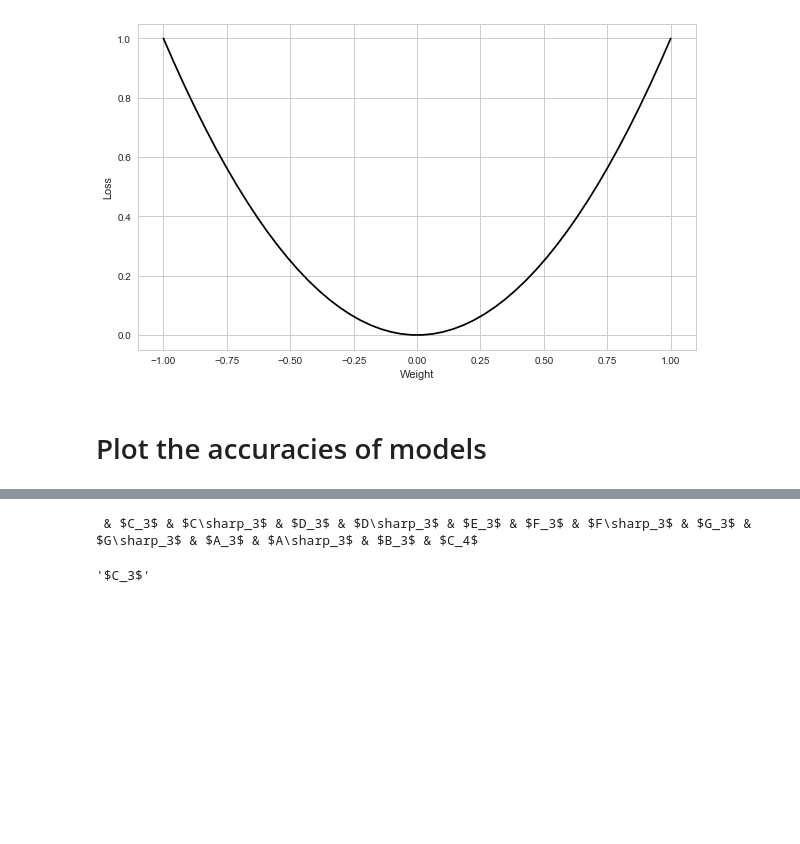
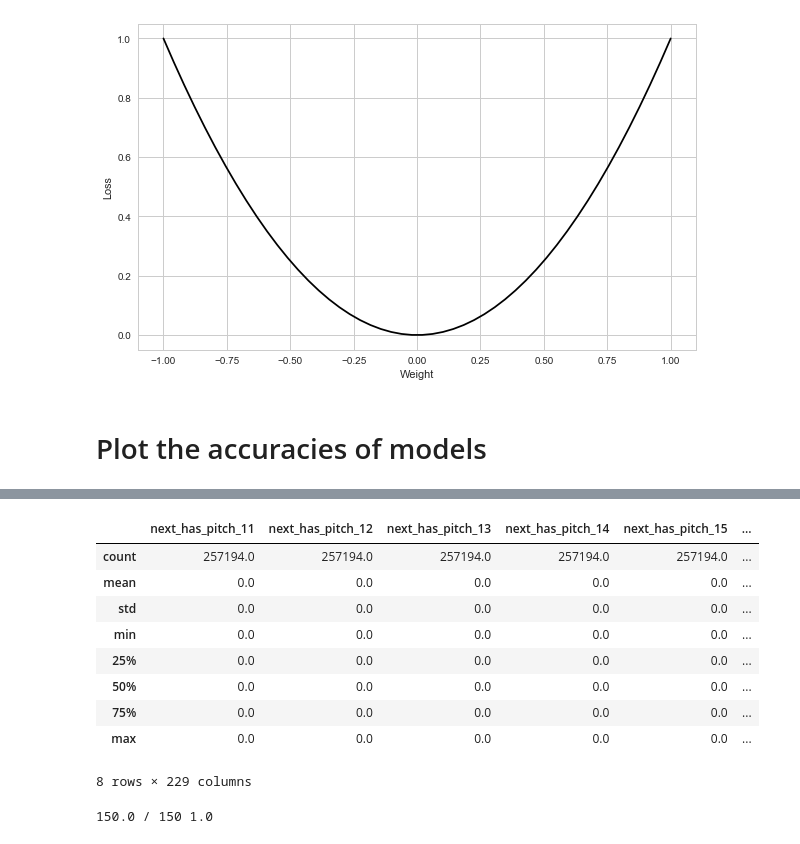
Before and after one commit to eliasmistler/tabgen, a Jupyter notebook: img.ipynb, the cells around one changed output, grey strips where cells are left out. Saved outputs shown, nothing was run; the diff lists cells and outputs as text; code cells hidden in the pictures; blank space fills up the shorter version.

```diff
--- a/img.ipynb
+++ b/img.ipynb
@@ -217,11 +242,20 @@ random                                 29.746835
 dtype: float64
-# %%
-for i in range(36,49):
-    print(' &', Pitch(i).get_note_name(True), end='')
-# %% [output]
- & $C_3$ & $C\sharp_3$ & $D_3$ & $D\sharp_3$ & $E_3$ & $F_3$ & $F\sharp_3$ & $G_3$ & $G\sharp_3$ & $A_3$ & $A\sharp_3$ & $B_3$ & $C_4$
-# %%
-p = Pitch(36)
-p.get_note_name(True)
-# %% [output]
-'$C_3$'
+# %%
+data = pd.read_csv('./data/_sparse_chord/training_data.csv')
+data.describe()
+# %% [output]
+|  | next_has_pitch_11 | next_has_pitch_12 | next_has_pitch_13 | next_has_pitch_14 | next_has_pitch_15 | ... |
+| count | 257194.0 | 257194.0 | 257194.0 | 257194.0 | 257194.0 | ... |
+| mean | 0.0 | 0.0 | 0.0 | 0.0 | 0.0 | ... |
+| std | 0.0 | 0.0 | 0.0 | 0.0 | 0.0 | ... |
+| min | 0.0 | 0.0 | 0.0 | 0.0 | 0.0 | ... |
+| 25% | 0.0 | 0.0 | 0.0 | 0.0 | 0.0 | ... |
+| 50% | 0.0 | 0.0 | 0.0 | 0.0 | 0.0 | ... |
+| 75% | 0.0 | 0.0 | 0.0 | 0.0 | 0.0 | ... |
+| max | 0.0 | 0.0 | 0.0 | 0.0 | 0.0 | ... |
+8 rows × 229 columns
+# %%
+max_ = data.max()[[col for col in data.columns if col.startswith('string')]]
+print(sum(max_), '/', len(max_), sum(max_) / len(max_))
+# %% [output]
+150.0 / 150 1.0
```
Also changed, not shown: parts of 4 cells of this notebook, 19 other files.
